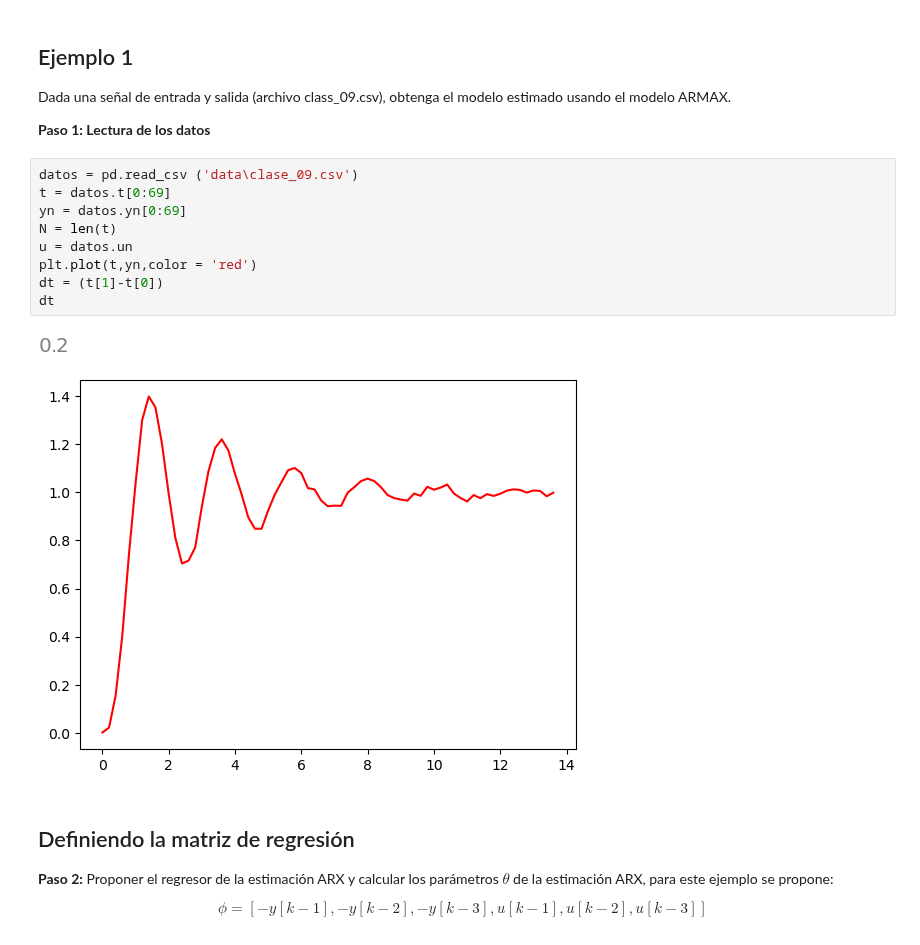
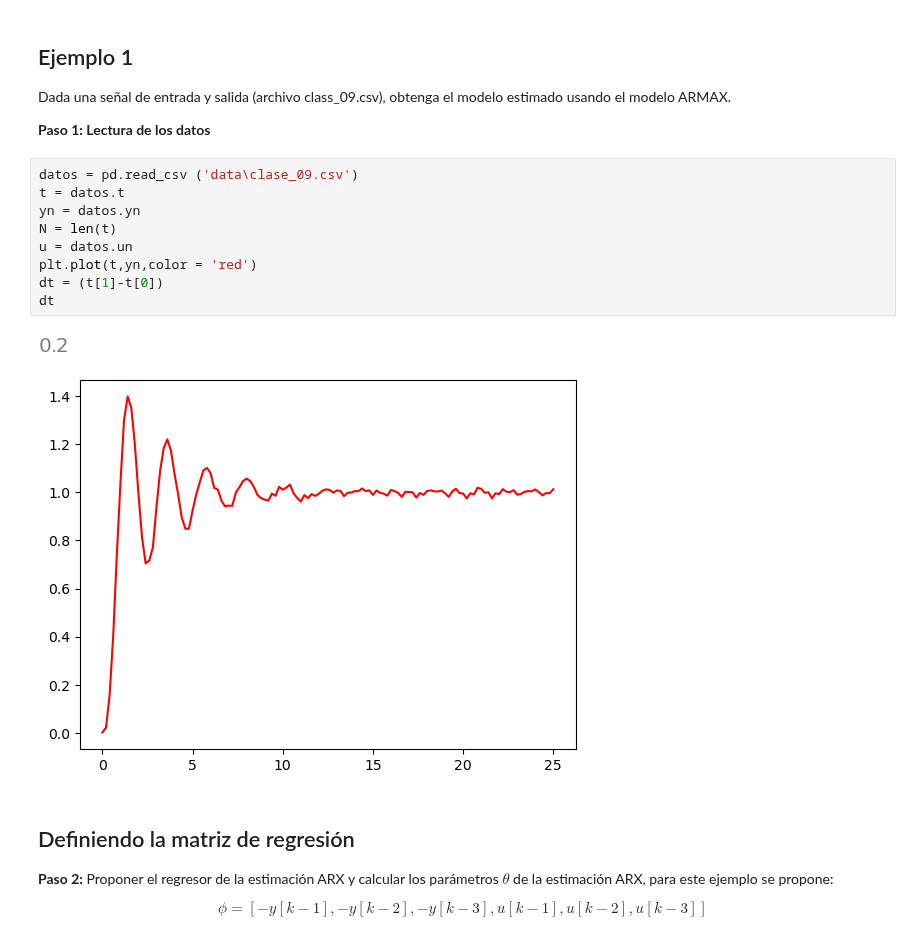
Before and after one commit to jairocuellar/System_identification, a Jupyter notebook: class_10_02.ipynb, the cells around one changed output. Cells and saved outputs as stored; diff of their text form.

```diff
--- a/class_10_02.ipynb
+++ b/class_10_02.ipynb
@@ -27,16 +27,16 @@ Dada una señal de entrada y salida (archivo class_09.csv), obtenga el modelo es
 **Paso 1: Lectura de los datos**
 # %%
 datos = pd.read_csv ('data\clase_09.csv')
-t = datos.t[0:69]
-yn = datos.yn[0:69]
+t = datos.t
+yn = datos.yn
 N = len(t)
 u = datos.un
 plt.plot(t,yn,color = 'red')
 dt = (t[1]-t[0])
 dt
 # %% [output]
 [figure]
-[figure, old version]
+[figure, new version]
 # %% [markdown]
 ## Definiendo la matriz de regresión
 
```
Also changed, not shown: parts of 7 cells of this notebook, 4 other files.
